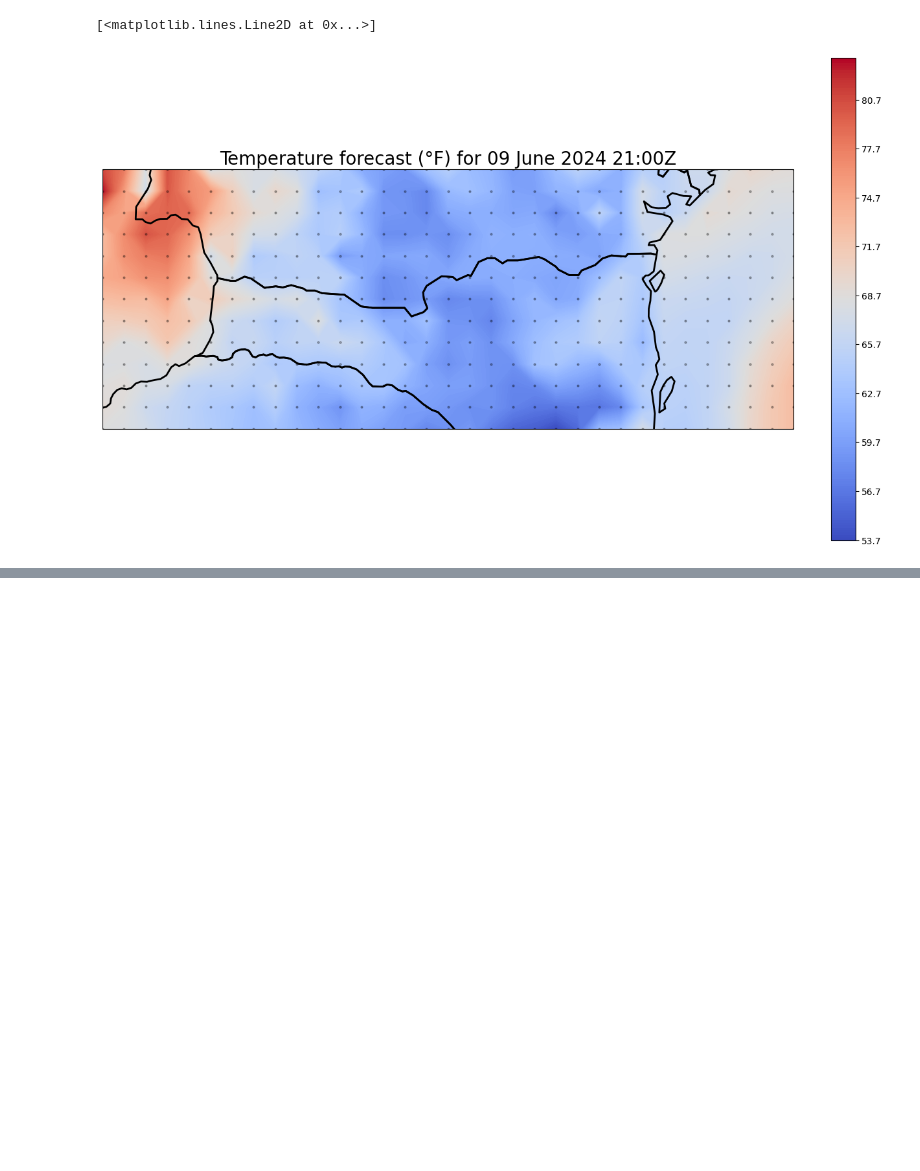
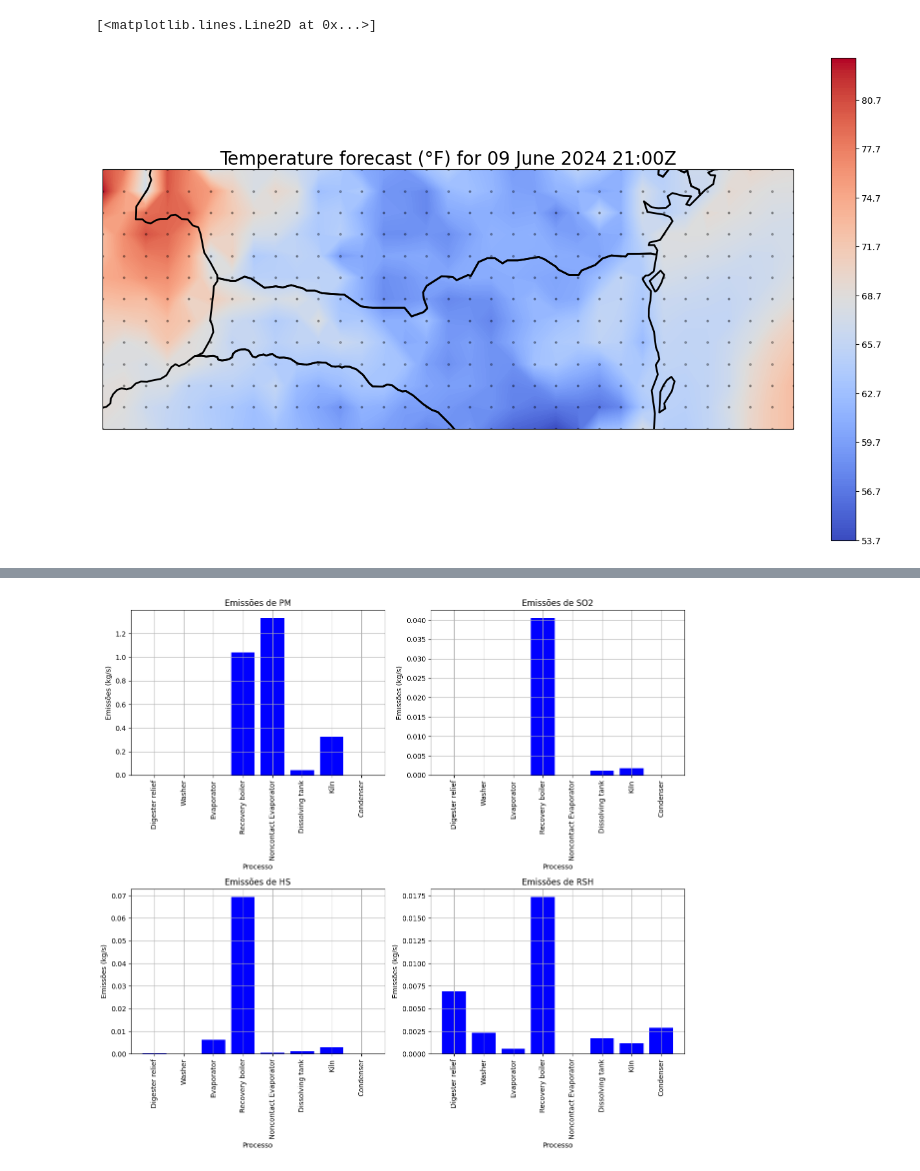
Before and after one commit to pavei3/ENS5173_202401, a Jupyter notebook: scripts/Atividade2-checkpoint.ipynb, the cells around one changed output, grey strips where cells are left out. Drawn from its saved outputs; the diff is of its cells as text; code cells hidden in the pictures; blank space fills up the shorter version.

```diff
--- a/scripts/Atividade2-checkpoint.ipynb
+++ b/scripts/Atividade2-checkpoint.ipynb
@@ -570,0 +551,78 @@ ax.plot(lon_2d.flatten(), lat_2d.flatten(), marker='o', color='black', markersiz
+# %%
+import pandas as pd
+import matplotlib.pyplot as plt
+
+# Definindo os processos e suas siglas
+processos = [
+    "Digester relief",
+    "Washer",
+    "Evaporator",
+    "Recovery boiler",
+    "Noncontact Evaporator",
+    "Dissolving tank",
+    "Kiln",
+    "Condenser"
+]
+
+siglas = [
+    "DR",
+    "WS",
+    "EV",
+    "RB",
+    "NCE",
+    "DT",
+    "KL",
+    "CD"
+]
+
+# Criar DataFrame
+df = pd.DataFrame({
+    'Processo': processos,
+    'Sigla': siglas
+})
+
+# Exibir o DataFrame
+print(df)
+
+# Dados de exemplo
+dados = {
+    'Processo': ['Digester relief', 'Washer', 'Evaporator', 'Recovery boiler', 'Noncontact Evaporator', 'Dissolving tank', 'Kiln', 'Condenser'],
+    'Sigla': ['DR', 'WS', 'EV', 'RB', 'NCE', 'DT', 'KL', 'CD'],
+    'PM (kg/Mg)': [0.000, 0.000, 0.000, 90.000, 115.000, 3.500, 28.000, 0.000],
+    'SO2 (kg/Mg)': [0.000, 0.000, 0.000, 3.500, 0.000, 0.100, 0.1500, 0.000],
+    'HS (kg/Mg)': [0.020, 0.010, 0.550, 6.000, 0.050, 0.100, 0.250, 0.005],
+    'RSH (kg/Mg)': [0.600, 0.200, 0.050, 1.500, 0.000, 0.150, 0.100, 0.250],
+
+}
+
+# Criando DataFrame a partir dos dados
+df = pd.DataFrame(dados)
+
+# Convertendo de kg/Mg para kg/s
+df.iloc[:, 2:] *= (1000) / (24 * 3600)  # Convertendo de kg/Mg para kg/s
+
+# Renomeando as colunas para remover "(kg/Mg)" dos rótulos
+df.rename(columns=lambda x: x.replace(' (kg/Mg)', ''), inplace=True)
+
+# Definindo os processos
+processos = df['Processo']
+
+# Definindo as emissões para cada processo
+emissoes = df.drop(columns=['Processo', 'Sigla'])
+
+# Plotando as emissões para cada poluente e processo
+plt.figure(figsize=(12, 15))
+
+# Iterando sobre cada poluente
+for idx, poluente in enumerate(emissoes.columns):
+    plt.subplot(3, 2, idx+1)
+    plt.bar(processos, emissoes[poluente], color='blue')
+    plt.title(f'Emissões de {poluente}')
+    plt.ylabel('Emissões (kg/s)')  # Atualizando o rótulo do eixo Y
+    plt.xlabel('Processo')
+    plt.xticks(rotation=90)
+    plt.grid(True)
+
+plt.tight_layout()
+plt.show()
+# %% [output]
@@ -570,0 +638 @@ ax.plot(lon_2d.flatten(), lat_2d.flatten(), marker='o', color='black', markersiz
+[figure, added]
```
Also changed, not shown: parts of 19 cells of this notebook.
